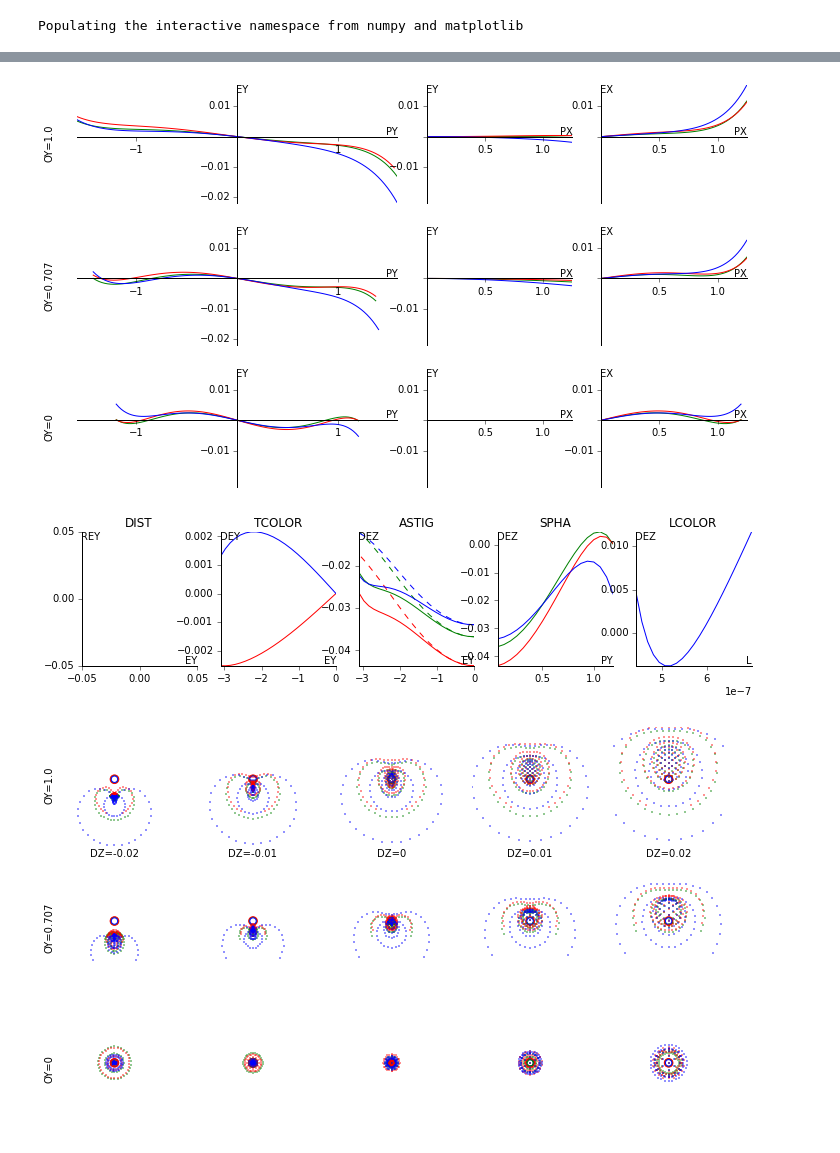
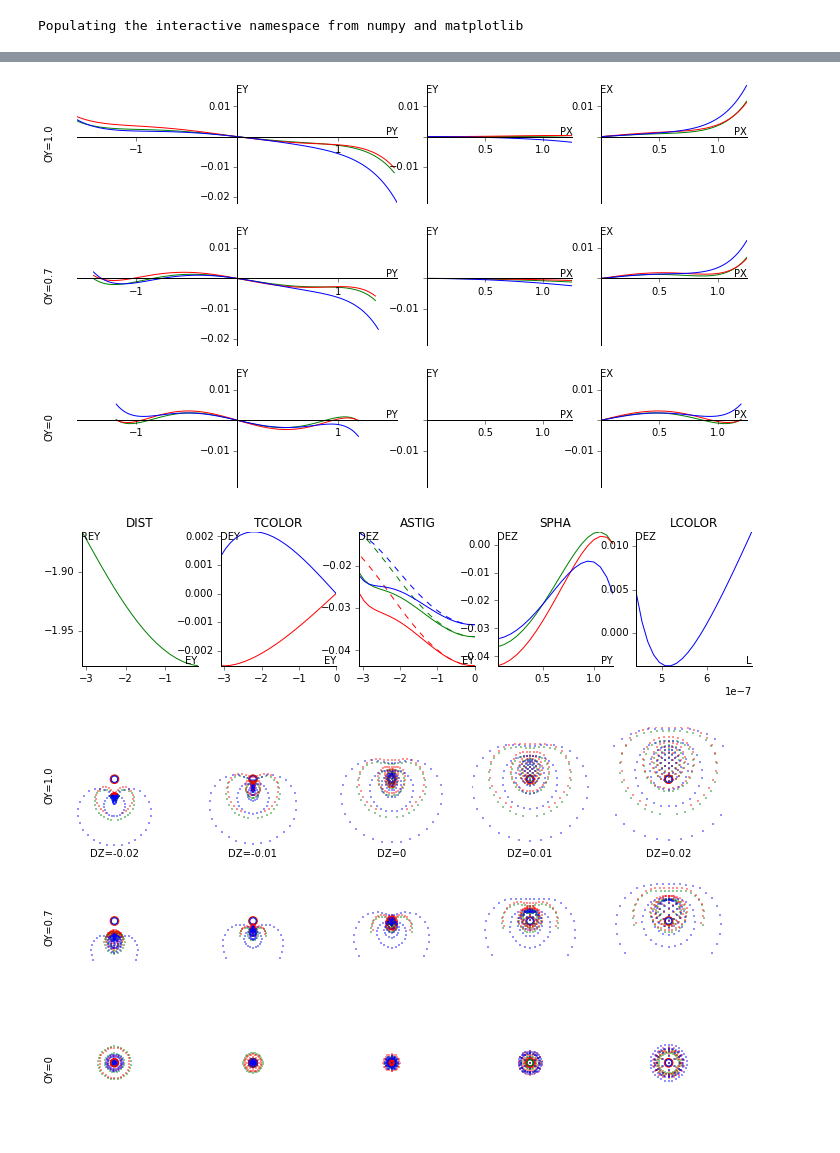
Before and after one commit to quartiq/rayopt-notebooks, a Jupyter notebook: elphel_v2.ipynb, the cells around one changed output, grey strips where cells are left out. Cells and saved outputs as stored; diff of their text form; code cells hidden in the pictures.

```diff
--- a/elphel_v2.ipynb
+++ b/elphel_v2.ipynb
@@ -14,6 +14,7 @@ f = "https://raw.githubusercontent.com/Elphel/elens/master/ofh_v2_utf16le.zmx"
 s = zmx_to_system(urllib.request.urlopen(f).read().decode("utf16"))
 
 s.object.angle = np.deg2rad(38)
+s.fields = 0, .7, 1.
 del s[:2]
 s[0].distance = 0
 s[1].distance = 5
@@ -23,7 +24,7 @@ s.object.pupil.radius = 4.5/1.8/2
 # s[-1].direction = 0, 0, 1.
 s.update()
 
-a = Analysis(s, resize_full=False, resize=False)
+a = Analysis(s)
 # %% [output]
 FCUR not handled 0 2 0 0 0 0 3.0 1.0E+5 0 0
 AXCL not handled 1 3 0 0 0 0 0 1.0E+2 0 0
@@ -45,4 +46,4 @@ Scale: 1.0 mm
 [figure]
-[figure, old version]
+[figure, new version]
-[figure, old version]
+[figure, new version]
-[figure, old version]
+[figure, new version]
```
Also changed, not shown: parts of 3 cells of this notebook, 11 other files.
